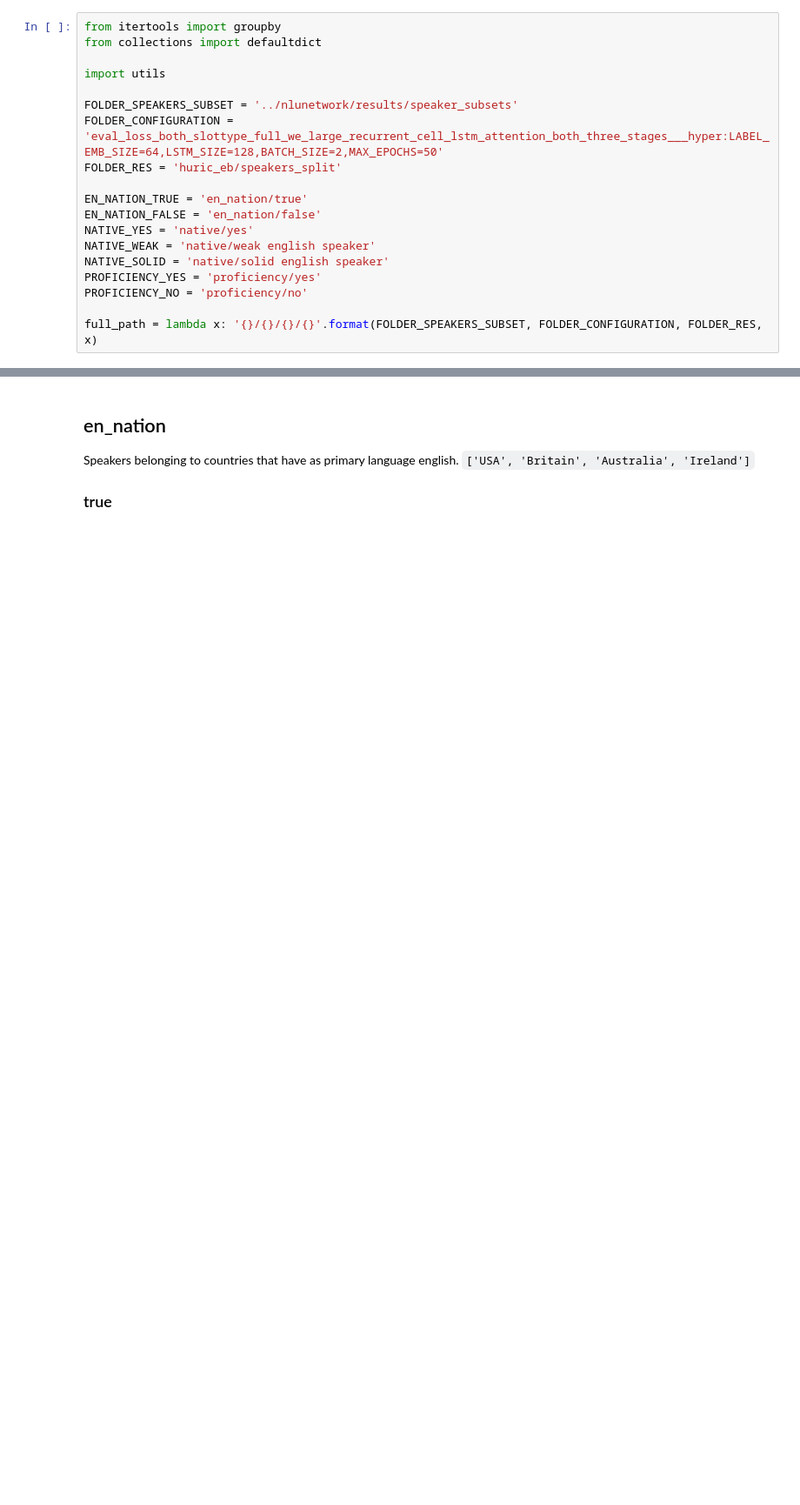
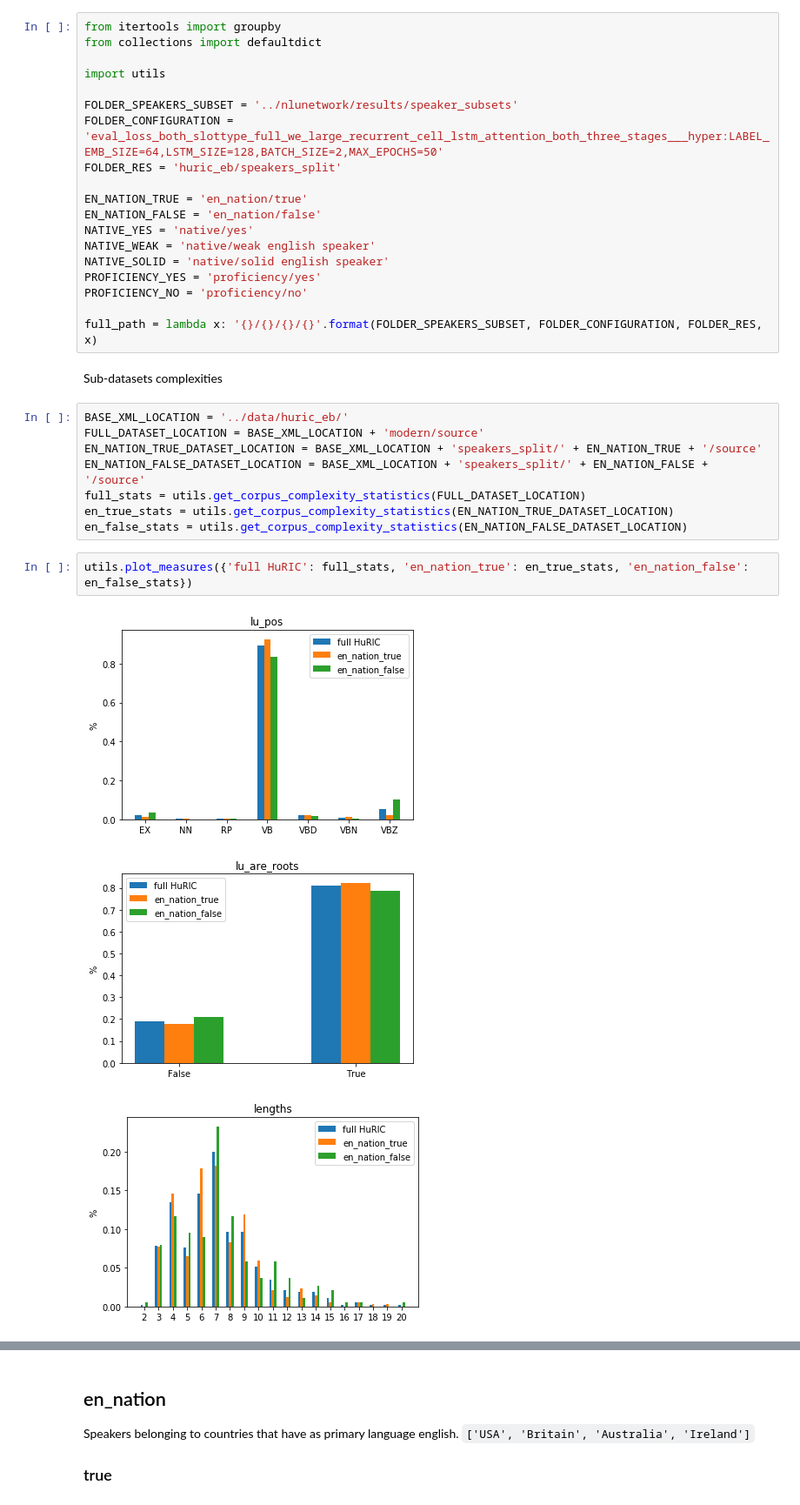
Before and after one commit to kmi-robots/hri-huric-rnn, a Jupyter notebook: notebooks/language_split.ipynb, the cells around one changed output, grey strips where cells are left out. Shown at 87% size. Drawn from its saved outputs; the diff is of its cells as text; blank space fills up the shorter version.

Commit message:
plotting difficulty measures on some dataset subsets

```diff
--- a/notebooks/language_split.ipynb
+++ b/notebooks/language_split.ipynb
@@ -26,3 +26,19 @@ PROFICIENCY_YES = 'proficiency/yes'
 PROFICIENCY_NO = 'proficiency/no'
 
 full_path = lambda x: '{}/{}/{}/{}'.format(FOLDER_SPEAKERS_SUBSET, FOLDER_CONFIGURATION, FOLDER_RES, x)
+# %% [markdown]
+Sub-datasets complexities
+# %%
+BASE_XML_LOCATION = '../data/huric_eb/'
+FULL_DATASET_LOCATION = BASE_XML_LOCATION + 'modern/source'
+EN_NATION_TRUE_DATASET_LOCATION = BASE_XML_LOCATION + 'speakers_split/' + EN_NATION_TRUE + '/source'
+EN_NATION_FALSE_DATASET_LOCATION = BASE_XML_LOCATION + 'speakers_split/' + EN_NATION_FALSE + '/source'
+full_stats = utils.get_corpus_complexity_statistics(FULL_DATASET_LOCATION)
+en_true_stats = utils.get_corpus_complexity_statistics(EN_NATION_TRUE_DATASET_LOCATION)
+en_false_stats = utils.get_corpus_complexity_statistics(EN_NATION_FALSE_DATASET_LOCATION)
+# %%
+utils.plot_measures({'full HuRIC': full_stats, 'en_nation_true': en_true_stats, 'en_nation_false': en_false_stats})
+# %% [output]
+[figure, added]
+[figure, added]
+[figure, added]
```
Also changed, not shown: parts of 1 cell of this notebook, 1 other file.
